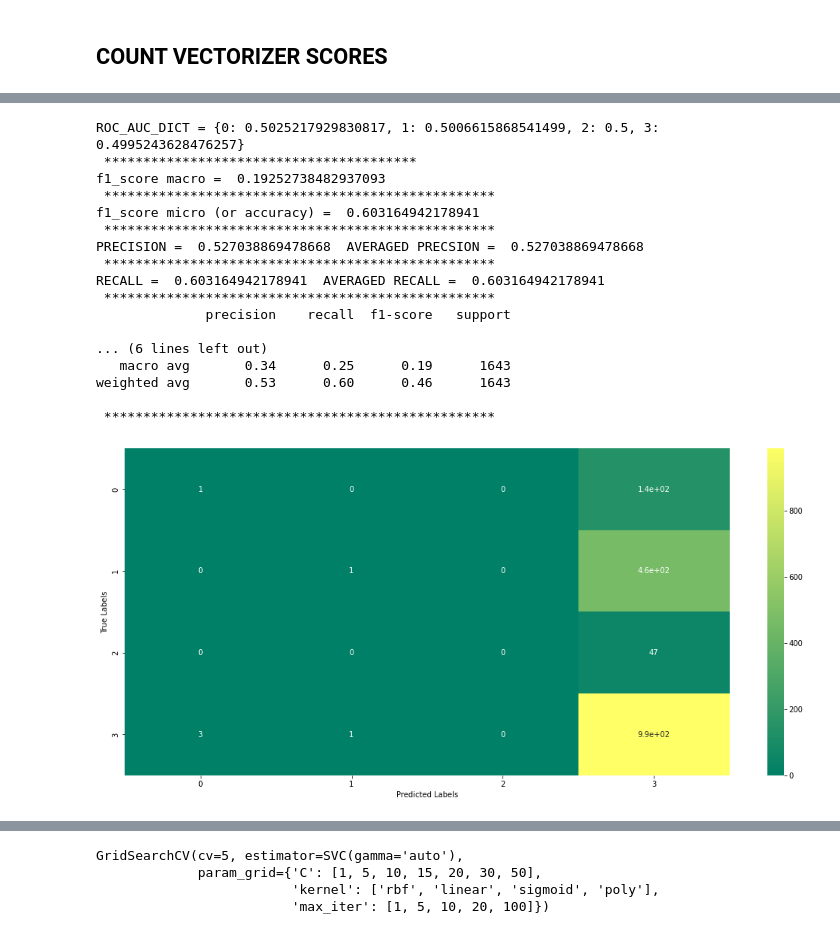
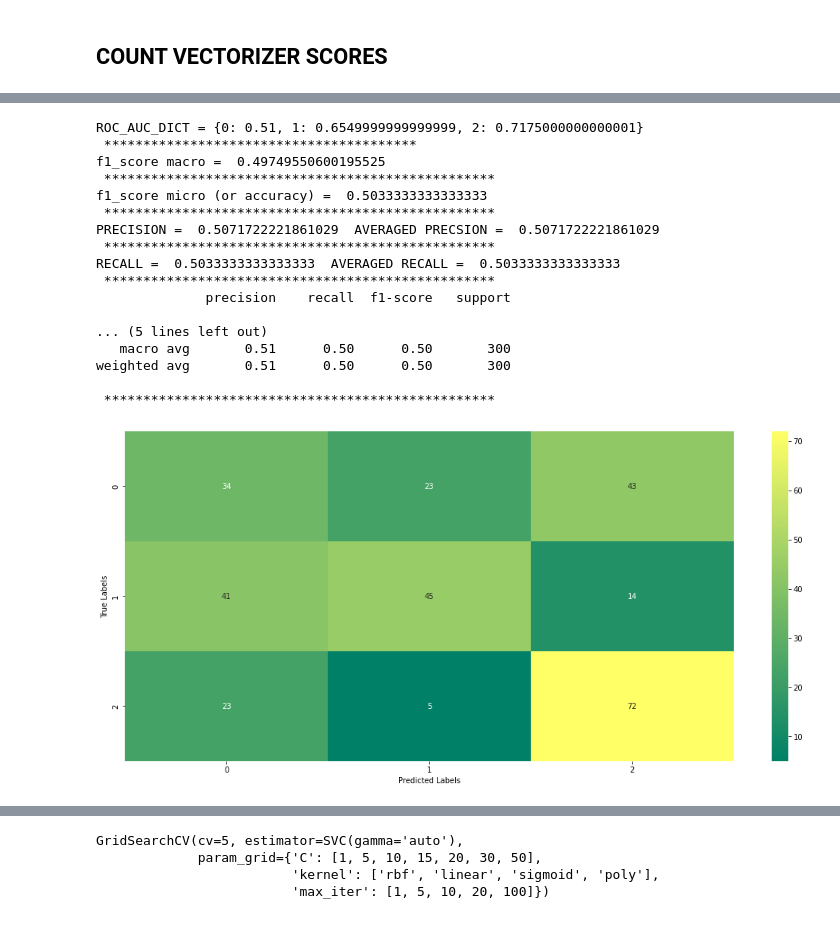
Before and after one commit to kaapivalli/Machine-Learning, a Jupyter notebook: period-to-which-the-book-belongs-yrgenreclassi.ipynb, the cells around one changed output, grey strips where cells are left out. Saved outputs shown, nothing was run; the diff lists cells and outputs as text; code cells hidden in the pictures.

```diff
--- a/period-to-which-the-book-belongs-yrgenreclassi.ipynb
+++ b/period-to-which-the-book-belongs-yrgenreclassi.ipynb
@@ -493,8 +447,8 @@ pd.DataFrame(data=cv_trans.toarray(),columns=cvec.get_feature_names())
 # %%
-x_tr_cv=cv_trans.toarray()[:4927,:]
-x_te_cv=cv_trans.toarray()[4927:,:]
+x_tr_cv=cv_trans.toarray()[:900,:]
+x_te_cv=cv_trans.toarray()[900:,:]
 # %%
 scaler = StandardScaler()
-std_x_tr=scaler.fit_transform(x_train[['Pagesnumber','type','Language','Authors','Publisher']].to_numpy())
+std_x_tr=scaler.fit_transform(x_train[['Pagesnumber','age','Language','Authors','Publisher']].to_numpy())
 std_x_tr
 # %% [output]
@@ -508,4 +462,4 @@ array([[ 0.11727583,  0.08669088, -0.4494724 ,  1.18089429,  0.94249771],
 # %%
-std_x_te=scaler.fit_transform(x_test[['Pagesnumber','type','Language','Authors','Publisher']].to_numpy())
+std_x_te=scaler.fit_transform(x_test[['Pagesnumber','age','Language','Authors','Publisher']].to_numpy())
 std_x_te
 # %% [output]
@@ -530,7 +484,7 @@ clf_svc = GridSearchCV(svm.SVC(gamma='auto'),{
     'kernel': ['rbf','linear','sigmoid','poly'],
     'max_iter':[1,5,10,20,100]
 }, cv= 5)
-clf_svc.fit(x_tr_prep[:,-500:],y_train)
+clf_svc.fit(x_tr_prep[:,-1000:],y_train)
 # %% [output]
 GridSearchCV(cv=5, estimator=SVC(gamma='auto'),
              param_grid={'C': [1, 5, 10, 15, 20, 30, 50],
@@ -673,25 +627,25 @@ weighted avg       0.47      0.56      0.49      1643
 # %%
-y_svc_hat=clf_svc.predict(x_te_prep[:,-500:])
+y_svc_hat=clf_svc.predict(x_te_prep[:,-1000:])
 print_metrics(y_test,y_svc_hat)
 # %% [output]
-ROC_AUC_DICT = {0: 0.5025217929830817, 1: 0.5006615868541499, 2: 0.5, 3: 0.4995243628476257}
+ROC_AUC_DICT = {0: 0.51, 1: 0.6549999999999999, 2: 0.7175000000000001}
  ****************************************
-f1_score macro =  0.19252738482937093
+f1_score macro =  0.49749550600195525
  **************************************************
-f1_score micro (or accuracy) =  0.603164942178941
+f1_score micro (or accuracy) =  0.5033333333333333
  **************************************************
-PRECISION =  0.527038869478668  AVERAGED PRECSION =  0.527038869478668
+PRECISION =  0.5071722221861029  AVERAGED PRECSION =  0.5071722221861029
  **************************************************
-RECALL =  0.603164942178941  AVERAGED RECALL =  0.603164942178941
+RECALL =  0.5033333333333333  AVERAGED RECALL =  0.5033333333333333
  **************************************************
               precision    recall  f1-score   support
 
-... (6 lines left out)
-   macro avg       0.34      0.25      0.19      1643
-weighted avg       0.53      0.60      0.46      1643
+... (5 lines left out)
+   macro avg       0.51      0.50      0.50       300
+weighted avg       0.51      0.50      0.50       300
 
  **************************************************
-[figure, old version]
+[figure, new version]
 # %%
 print("SVC count_vectorizer report:\n",classification_report(y_test,y_svc_hat),"\n","*"*50)
 print("RF count_vectorizer report:\n",classification_report(y_test,y_rf_hat),"\n","*"*50)
```
Also changed, not shown: parts of 78 cells of this notebook.
